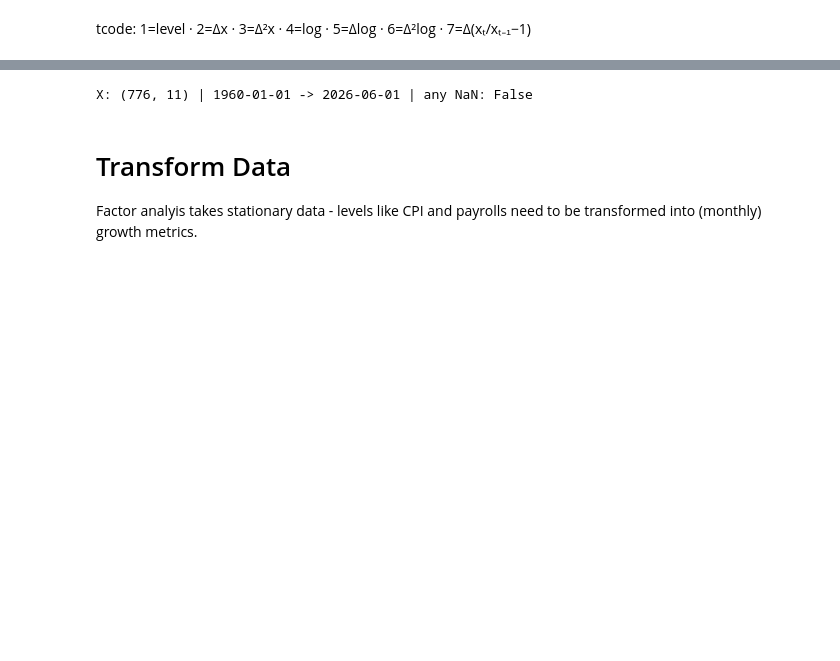
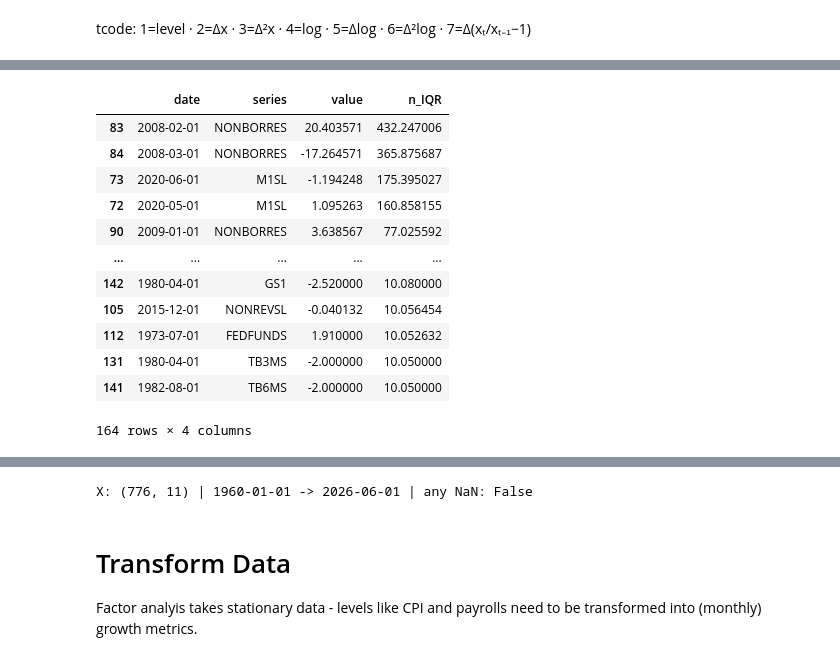
Before and after one commit to wjackson92/macroeconomic-factor-analysis, a Jupyter notebook: macroeconomic_factor_analysis.ipynb, the cells around one changed output, grey strips where cells are left out. Saved outputs shown, nothing was run; the diff lists cells and outputs as text; code cells hidden in the pictures; blank space fills up the shorter version.

```diff
--- a/macroeconomic_factor_analysis.ipynb
+++ b/macroeconomic_factor_analysis.ipynb
@@ -50,0 +109,16 @@ transformed = pd.DataFrame(
+# %%
+flagged.sort_values("n_IQR", ascending=False)
+# %% [output]
+|  | date | series | value | n_IQR |
+| 83 | 2008-02-01 | NONBORRES | 20.403571 | 432.247006 |
+| 84 | 2008-03-01 | NONBORRES | -17.264571 | 365.875687 |
+| 73 | 2020-06-01 | M1SL | -1.194248 | 175.395027 |
+| 72 | 2020-05-01 | M1SL | 1.095263 | 160.858155 |
+| 90 | 2009-01-01 | NONBORRES | 3.638567 | 77.025592 |
+| ... | ... | ... | ... | ... |
+| 142 | 1980-04-01 | GS1 | -2.520000 | 10.080000 |
+| 105 | 2015-12-01 | NONREVSL | -0.040132 | 10.056454 |
+| 112 | 1973-07-01 | FEDFUNDS | 1.910000 | 10.052632 |
+| 131 | 1980-04-01 | TB3MS | -2.000000 | 10.050000 |
+| 141 | 1982-08-01 | TB6MS | -2.000000 | 10.050000 |
+164 rows × 4 columns
```
Also changed, not shown: parts of 33 cells of this notebook.
